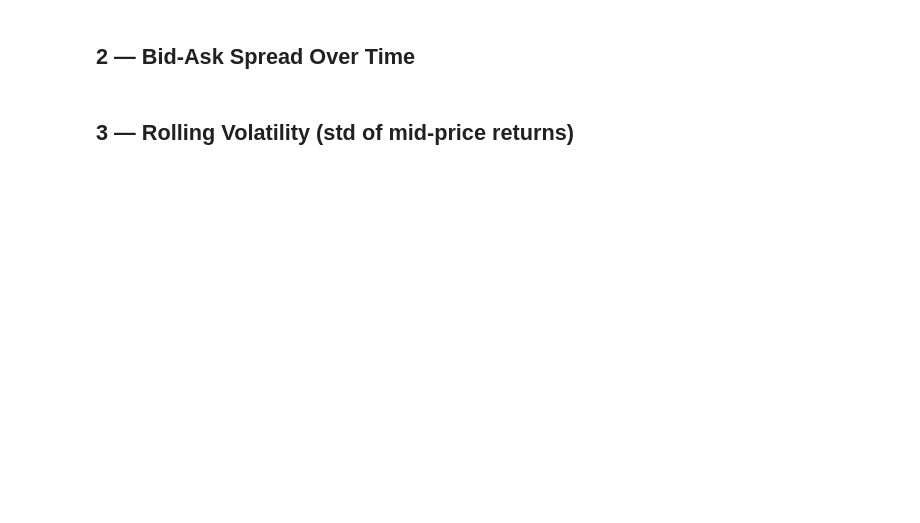
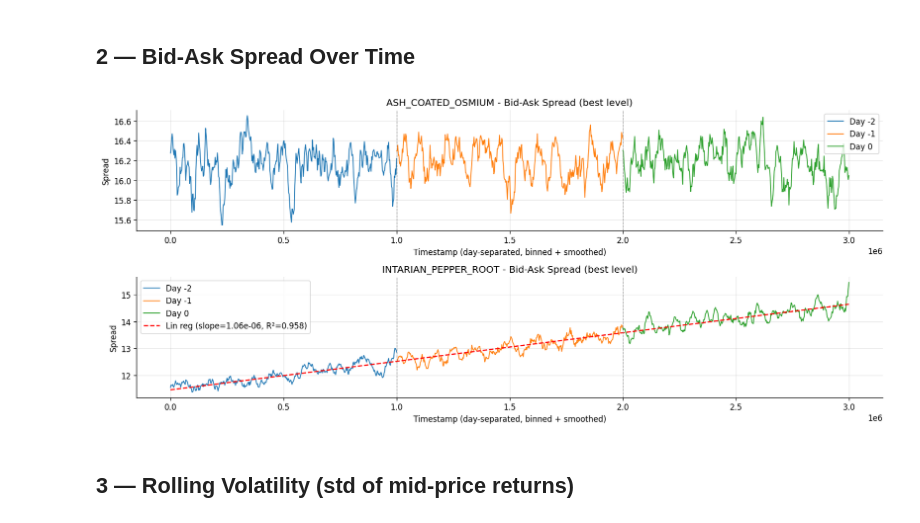
Before and after one commit to dutchduckgo/imc-prosperity-4, a Jupyter notebook: round_1/round_1_visualization.ipynb, the cells around one changed output. Drawn from its saved outputs; the diff is of its cells as text; code cells hidden in the pictures; blank space fills up the shorter version.

```diff
--- a/round_1/round_1_visualization.ipynb
+++ b/round_1/round_1_visualization.ipynb
@@ -125,33 +160,49 @@ ts_span = prices["timestamp"].max() - ts_min + 1
 day_offset = {day: i * ts_span for i, day in enumerate(days)}
 BIN_SIZE = max(100, int(ts_span / 400))
 SMOOTH_WINDOW = 9
 
 for ax, product in zip(axes, products):
+    all_x, all_spread = [], []
+
     for day, grp in prices[prices["product"] == product].groupby("day"):
         grp = grp.sort_values("timestamp").drop_duplicates("timestamp", keep="last")
         binned = (
             grp.assign(ts_bin=(grp["timestamp"] // BIN_SIZE) * BIN_SIZE)
                .groupby("ts_bin", as_index=False)
                .agg(spread=("spread", "mean"))
         )
         binned["spread_smooth"] = (
             binned["spread"].rolling(SMOOTH_WINDOW, center=True, min_periods=1).mean()
         )
         x = binned["ts_bin"] - ts_min + day_offset[day]
         ax.plot(x, binned["spread_smooth"],
                 color=DAY_COLORS[day], lw=1.1, label=f"Day {day}")
 
+        if product == "INTARIAN_PEPPER_ROOT":
+            valid = binned["spread_smooth"].notna()
+            all_x.extend(x[valid].tolist())
+            all_spread.extend(binned["spread_smooth"][valid].tolist())
+
+    if product == "INTARIAN_PEPPER_ROOT" and len(all_x) > 1:
+        slope, intercept, r, _, _ = sp_stats.linregress(all_x, all_spread)
+        x_arr = np.array(all_x)
+        ax.plot(x_arr, intercept + slope * x_arr,
+                color="red", lw=1.5, linestyle="--",
+                label=f"Lin reg (slope={slope:.2e}, R²={r**2:.3f})")
+
     for i, day in enumerate(days):
         if i > 0:
             ax.axvline(i * ts_span, color="gray", lw=0.8, linestyle="--", alpha=0.7)
 
     ax.set_title(f"{product} - Bid-Ask Spread (best level)", fontsize=12)
     ax.set_ylabel("Spread")
     ax.set_xlabel("Timestamp (day-separated, binned + smoothed)")
     ax.legend()
 
 plt.tight_layout()
 plt.show()
+# %% [output]
+[figure, added]
 # %% [markdown]
 ## 3 — Rolling Volatility (std of mid-price returns)
 # %%
```
Also changed, not shown: parts of 9 cells of this notebook.
